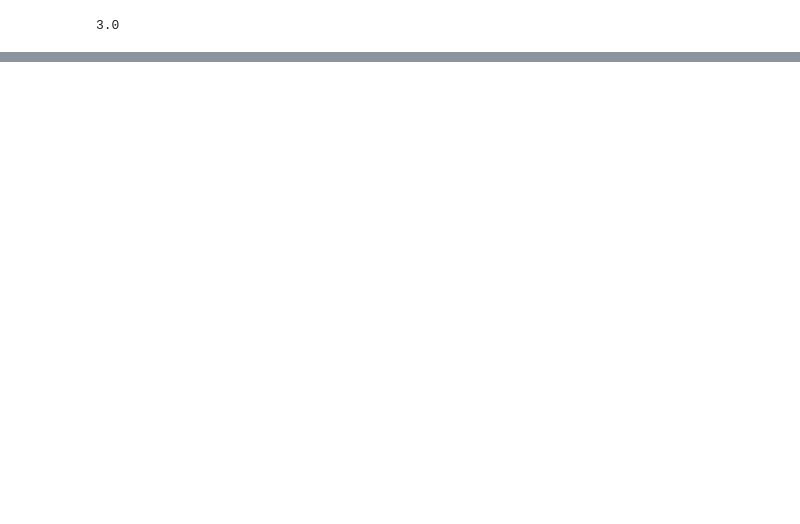
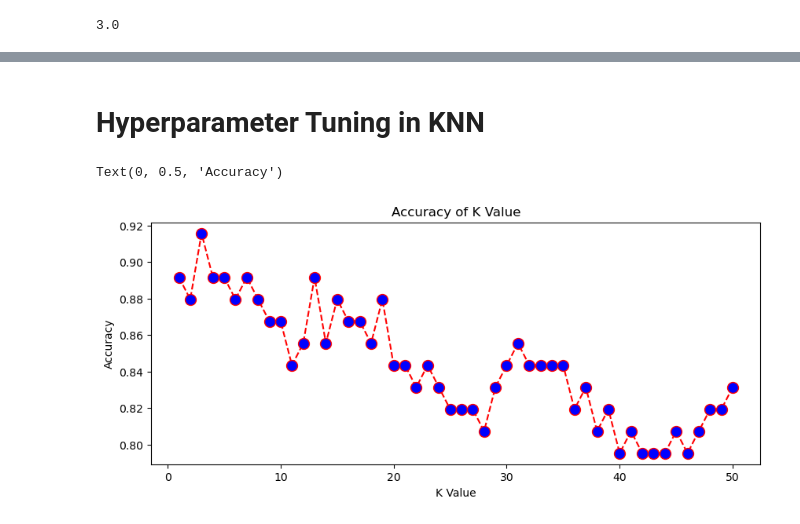
Before and after one commit to UpendraSinghRathore85/ML-Projects-Python, a Jupyter notebook: Supervised Algorithms/KNN/KNN_01_class.ipynb, the cells around one changed output, grey strips where cells are left out. Cells and saved outputs as stored; diff of their text form; code cells hidden in the pictures; blank space fills up the shorter version.

```diff
--- a/Supervised Algorithms/KNN/KNN_01_class.ipynb
+++ b/Supervised Algorithms/KNN/KNN_01_class.ipynb
@@ -210,0 +253,19 @@ weighted avg       0.82      0.82      0.81       110
+# %% [markdown]
+# Hyperparameter Tuning in KNN
+# %%
+acc = []
+for i in range(1, 51):
+    knn = KNeighborsClassifier(n_neighbors=i, metric='euclidean')
+    knn.fit(X_sm, y_sm)
+    a_score = knn.score(X_val_scaled, y_val)
+    acc.append(a_score)
+# %%
+plt.figure(figsize=(10, 4))
+plt.plot(range(1, 51), acc, color='red', linestyle='dashed', marker='o',
+         markerfacecolor='blue', markersize=10)
+plt.title('Accuracy of K Value')
+plt.xlabel('K Value')
+plt.ylabel('Accuracy')
+# %% [output]
+Text(0, 0.5, 'Accuracy')
+[figure, added]
```
Also changed, not shown: parts of 16 cells of this notebook, 1 other file.
